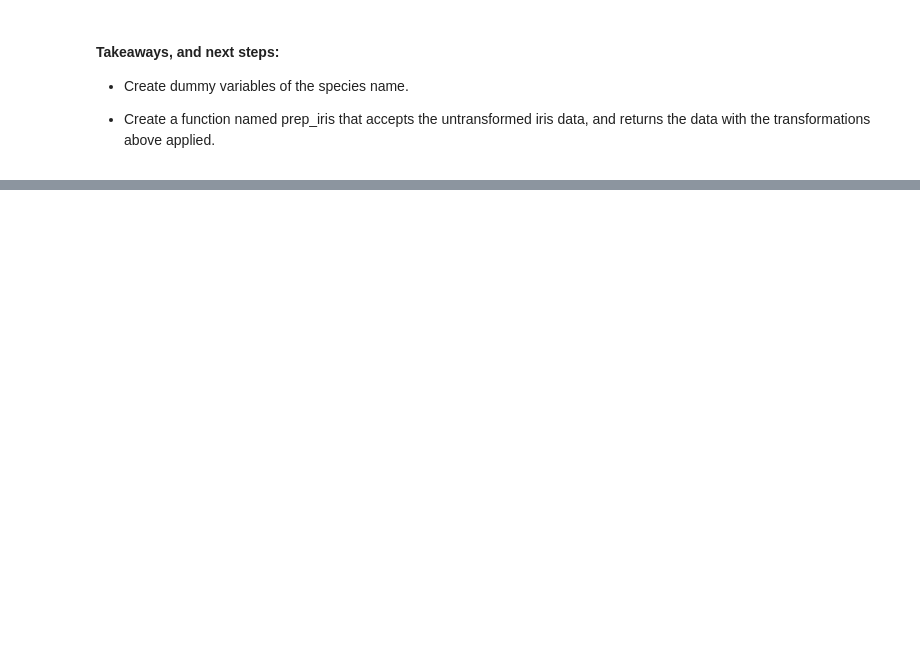
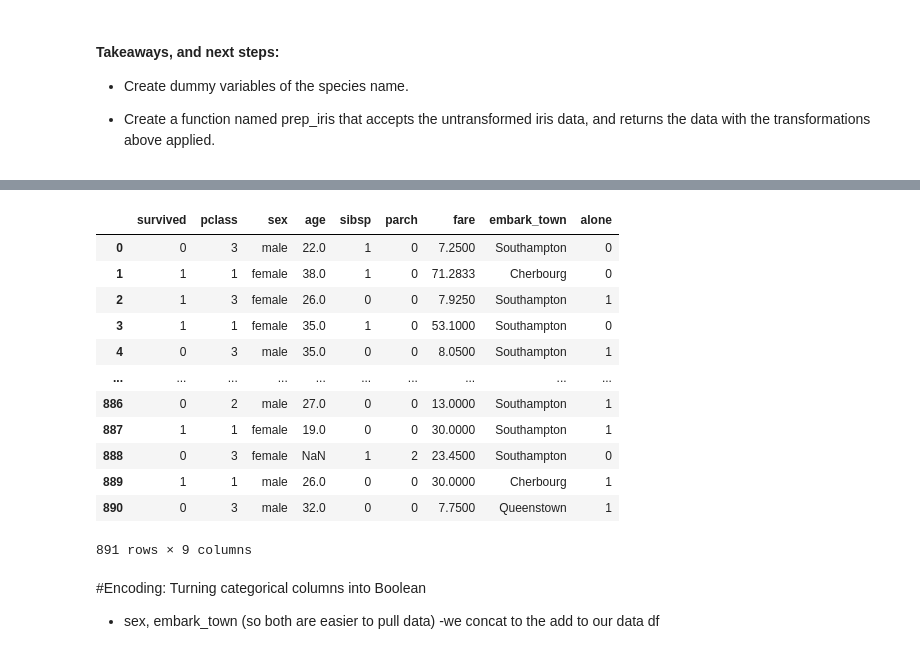
Before and after one commit to jeneyring/classification-exercises, a Jupyter notebook: classification-exercises.ipynb, the cells around one changed output, grey strips where cells are left out. Cells and saved outputs as stored; diff of their text form; code cells hidden in the pictures; blank space fills up the shorter version.

```diff
--- a/classification-exercises.ipynb
+++ b/classification-exercises.ipynb
@@ -290,0 +233,21 @@ clean_df
+# %%
+data = df.drop(columns=columns_to_drop) #saved as a new variable so as not to mess up original data
+data
+# %% [output]
+|  | survived | pclass | sex | age | sibsp | parch | fare | embark_town | alone |
+| 0 | 0 | 3 | male | 22.0 | 1 | 0 | 7.2500 | Southampton | 0 |
+| 1 | 1 | 1 | female | 38.0 | 1 | 0 | 71.2833 | Cherbourg | 0 |
+| 2 | 1 | 3 | female | 26.0 | 0 | 0 | 7.9250 | Southampton | 1 |
+| 3 | 1 | 1 | female | 35.0 | 1 | 0 | 53.1000 | Southampton | 0 |
+| 4 | 0 | 3 | male | 35.0 | 0 | 0 | 8.0500 | Southampton | 1 |
+| ... | ... | ... | ... | ... | ... | ... | ... | ... | ... |
+| 886 | 0 | 2 | male | 27.0 | 0 | 0 | 13.0000 | Southampton | 1 |
+| 887 | 1 | 1 | female | 19.0 | 0 | 0 | 30.0000 | Southampton | 1 |
+| 888 | 0 | 3 | female | NaN | 1 | 2 | 23.4500 | Southampton | 0 |
+| 889 | 1 | 1 | male | 26.0 | 0 | 0 | 30.0000 | Cherbourg | 1 |
+| 890 | 0 | 3 | male | 32.0 | 0 | 0 | 7.7500 | Queenstown | 1 |
+891 rows × 9 columns
+# %% [markdown]
+#Encoding: Turning categorical columns into Boolean
+- sex, embark_town (so both are easier to pull data)
+    -we concat to the add to our data df
```
Also changed, not shown: parts of 27 cells of this notebook, 1 other file.
